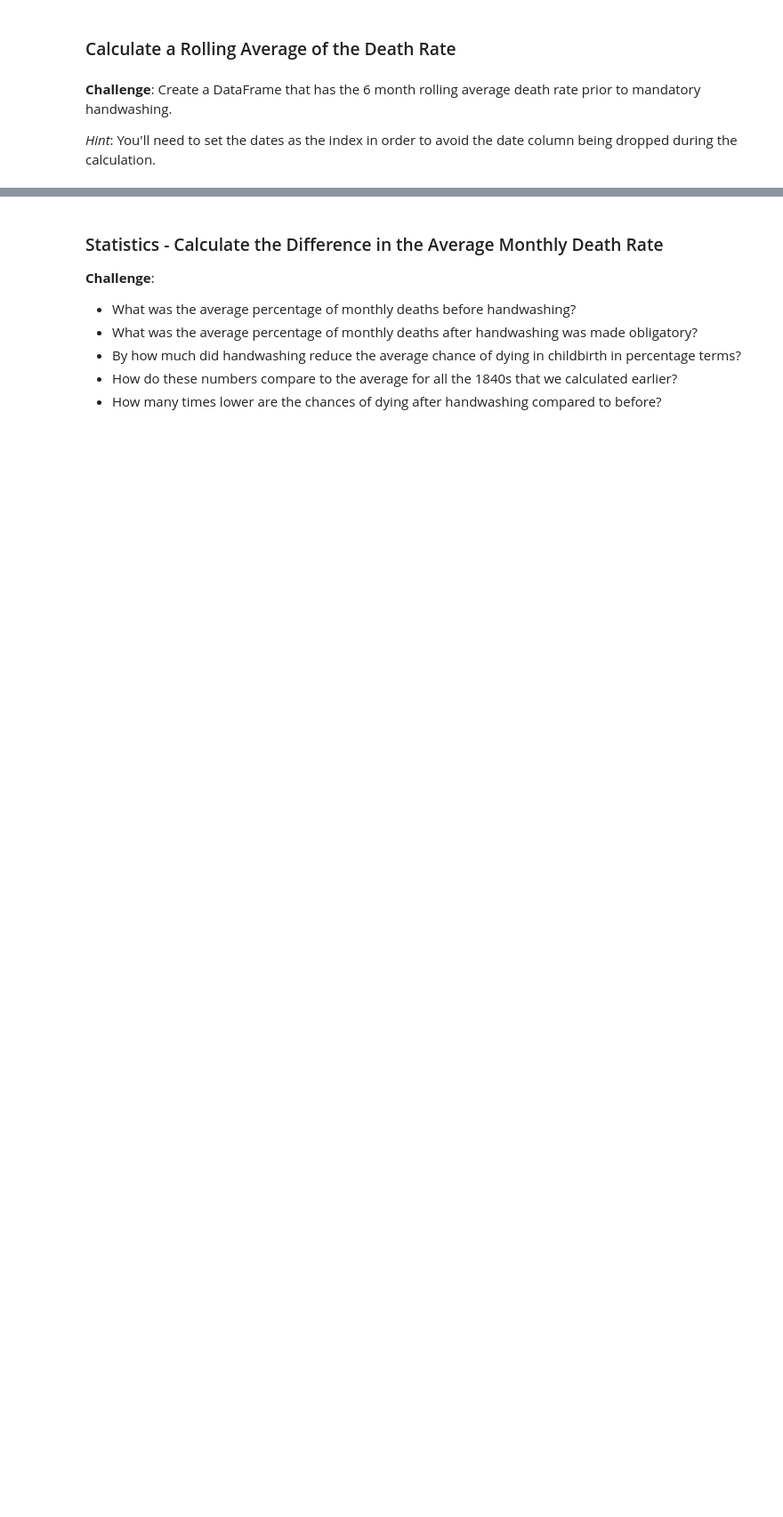
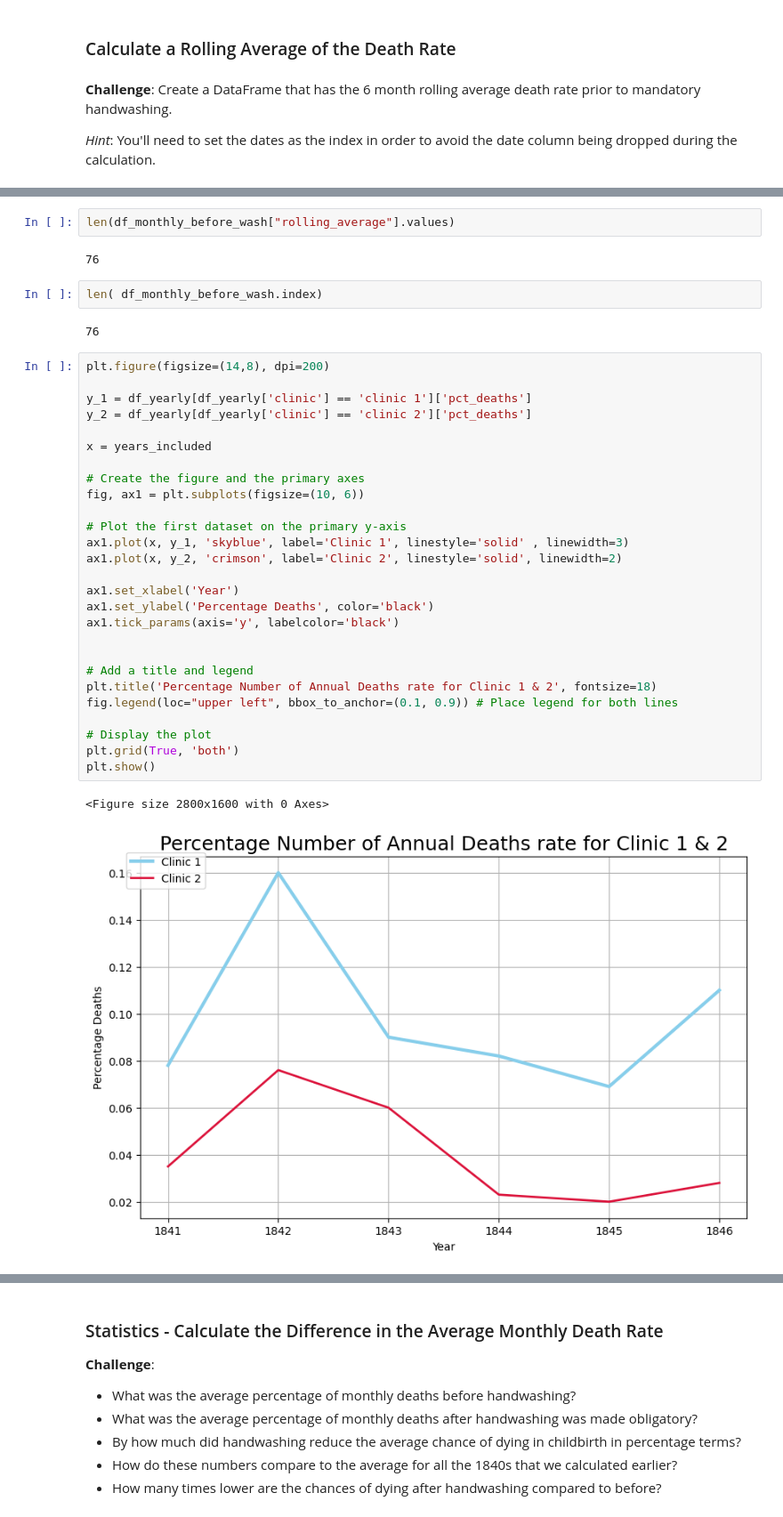
Before and after one commit to ImamSyabana/PythonDay16-100, a Jupyter notebook: Day 80/Dr_Semmelweis_Handwashing_Discovery_(start).ipynb, the cells around one changed output, grey strips where cells are left out. Shown at 89% size. Saved outputs shown, nothing was run; the diff lists cells and outputs as text; blank space fills up the shorter version.

```diff
--- a/Day 80/Dr_Semmelweis_Handwashing_Discovery_(start).ipynb
+++ b/Day 80/Dr_Semmelweis_Handwashing_Discovery_(start).ipynb
@@ -352,0 +614,38 @@ handwashing_start = pd.to_datetime('1847-06-01')
+# %%
+len(df_monthly_before_wash["rolling_average"].values)
+# %% [output]
+76
+# %%
+len( df_monthly_before_wash.index)
+# %% [output]
+76
+# %%
+plt.figure(figsize=(14,8), dpi=200)
+
+y_1 = df_yearly[df_yearly['clinic'] == 'clinic 1']['pct_deaths']
+y_2 = df_yearly[df_yearly['clinic'] == 'clinic 2']['pct_deaths']
+
+x = years_included
+
+# Create the figure and the primary axes
+fig, ax1 = plt.subplots(figsize=(10, 6))
+
+# Plot the first dataset on the primary y-axis
+ax1.plot(x, y_1, 'skyblue', label='Clinic 1', linestyle='solid' , linewidth=3)
+ax1.plot(x, y_2, 'crimson', label='Clinic 2', linestyle='solid', linewidth=2)
+
+ax1.set_xlabel('Year')
+ax1.set_ylabel('Percentage Deaths', color='black')
+ax1.tick_params(axis='y', labelcolor='black')
+
+
+# Add a title and legend
+plt.title('Percentage Number of Annual Deaths rate for Clinic 1 & 2', fontsize=18)
+fig.legend(loc="upper left", bbox_to_anchor=(0.1, 0.9)) # Place legend for both lines
+
+# Display the plot
+plt.grid(True, 'both')
+plt.show()
+# %% [output]
+<Figure size 2800x1600 with 0 Axes>
+[figure, added]
```
Also changed, not shown: parts of 48 cells of this notebook.
